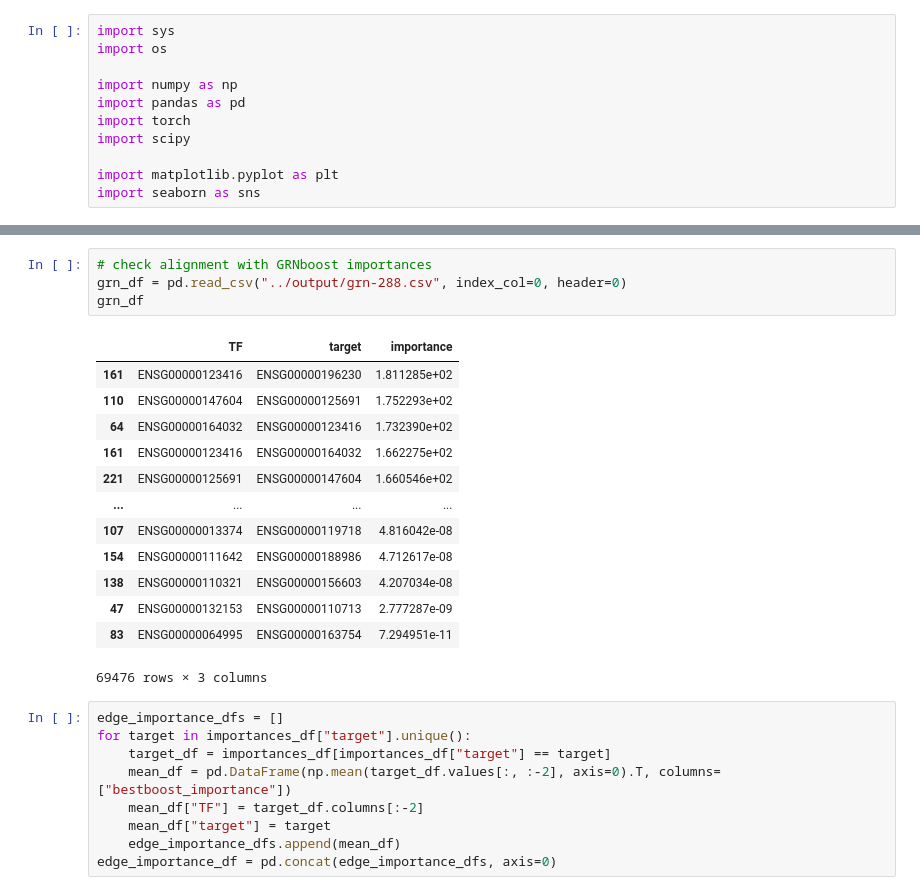
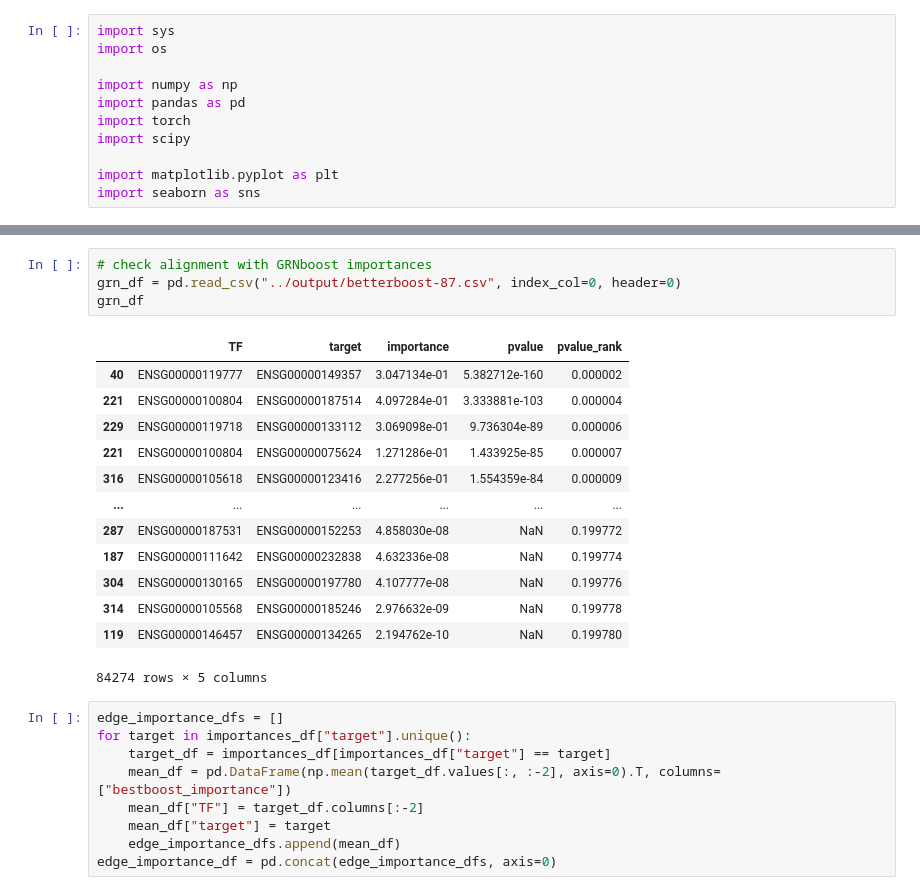
Before and after one commit to ANazaret/causalbench, a Jupyter notebook: notebooks/Importances analysis.ipynb, the cells around one changed output, grey strips where cells are left out. Drawn from its saved outputs; the diff is of its cells as text.

```diff
--- a/notebooks/Importances analysis.ipynb
+++ b/notebooks/Importances analysis.ipynb
@@ -53,21 +62,21 @@ for target in importances_df["target"].unique():
 # %%
 # check alignment with GRNboost importances
-grn_df = pd.read_csv("../output/grn-288.csv", index_col=0, header=0)
+grn_df = pd.read_csv("../output/betterboost-87.csv", index_col=0, header=0)
 grn_df
 # %% [output]
-|  | TF | target | importance |
-| 161 | ENSG00000123416 | ENSG00000196230 | 1.811285e+02 |
-| 110 | ENSG00000147604 | ENSG00000125691 | 1.752293e+02 |
-| 64 | ENSG00000164032 | ENSG00000123416 | 1.732390e+02 |
-| 161 | ENSG00000123416 | ENSG00000164032 | 1.662275e+02 |
-| 221 | ENSG00000125691 | ENSG00000147604 | 1.660546e+02 |
-| ... | ... | ... | ... |
-| 107 | ENSG00000013374 | ENSG00000119718 | 4.816042e-08 |
-| 154 | ENSG00000111642 | ENSG00000188986 | 4.712617e-08 |
-| 138 | ENSG00000110321 | ENSG00000156603 | 4.207034e-08 |
-| 47 | ENSG00000132153 | ENSG00000110713 | 2.777287e-09 |
-| 83 | ENSG00000064995 | ENSG00000163754 | 7.294951e-11 |
+|  | TF | target | importance | pvalue | pvalue_rank |
+| 40 | ENSG00000119777 | ENSG00000149357 | 3.047134e-01 | 5.382712e-160 | 0.000002 |
+| 221 | ENSG00000100804 | ENSG00000187514 | 4.097284e-01 | 3.333881e-103 | 0.000004 |
+| 229 | ENSG00000119718 | ENSG00000133112 | 3.069098e-01 | 9.736304e-89 | 0.000006 |
+| 221 | ENSG00000100804 | ENSG00000075624 | 1.271286e-01 | 1.433925e-85 | 0.000007 |
+| 316 | ENSG00000105618 | ENSG00000123416 | 2.277256e-01 | 1.554359e-84 | 0.000009 |
+| ... | ... | ... | ... | ... | ... |
+| 287 | ENSG00000187531 | ENSG00000152253 | 4.858030e-08 | NaN | 0.199772 |
+| 187 | ENSG00000111642 | ENSG00000232838 | 4.632336e-08 | NaN | 0.199774 |
+| 304 | ENSG00000130165 | ENSG00000197780 | 4.107777e-08 | NaN | 0.199776 |
+| 314 | ENSG00000105568 | ENSG00000185246 | 2.976632e-09 | NaN | 0.199778 |
+| 119 | ENSG00000146457 | ENSG00000134265 | 2.194762e-10 | NaN | 0.199780 |
-69476 rows × 3 columns
+84274 rows × 5 columns
 # %%
 edge_importance_dfs = []
 for target in importances_df["target"].unique():
```
Also changed, not shown: parts of 13 cells of this notebook, 2 other files.
